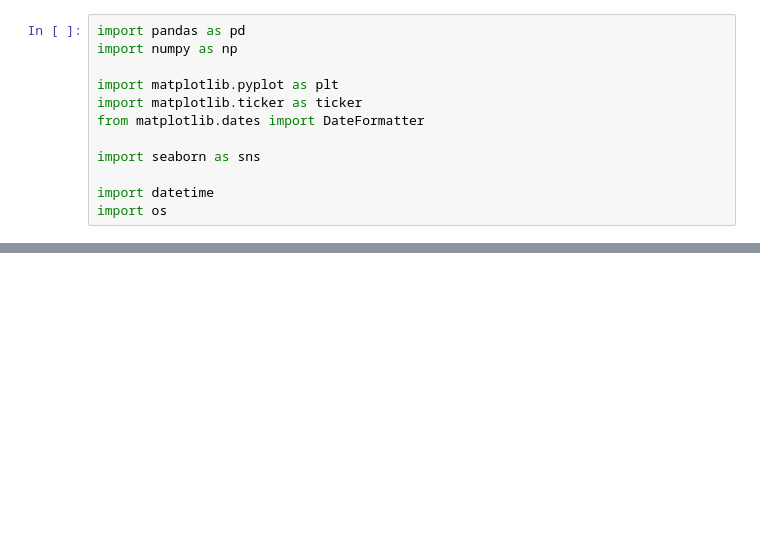
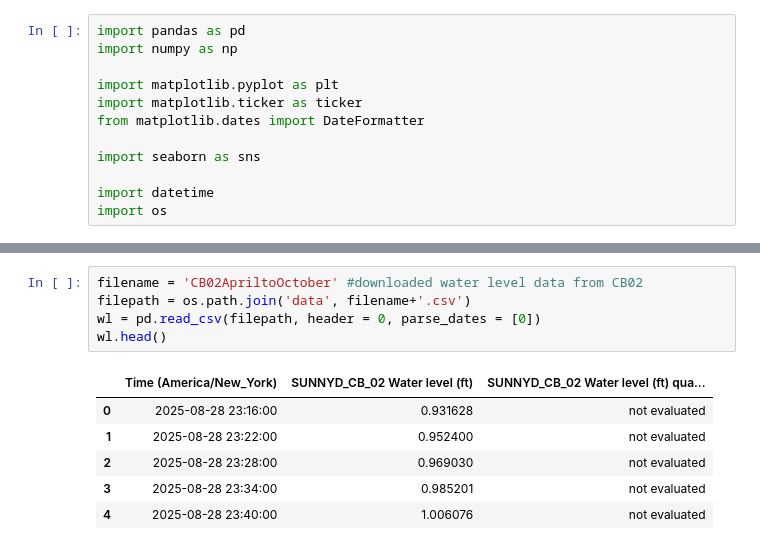
Before and after one commit to COAST-Lab/c3po, a Jupyter notebook: Data Analysis/c3po_gsheet_plot.ipynb, the cells around one changed output, grey strips where cells are left out. Cells and saved outputs as stored; diff of their text form; blank space fills up the shorter version.

```diff
--- a/Data Analysis/c3po_gsheet_plot.ipynb
+++ b/Data Analysis/c3po_gsheet_plot.ipynb
@@ -38,0 +55,12 @@ plt.savefig('Figures/c3po_time-series_2025-Apr-Oct.png', dpi = 300)
+# %%
+filename = 'CB02ApriltoOctober' #downloaded water level data from CB02
+filepath = os.path.join('data', filename+'.csv')
+wl = pd.read_csv(filepath, header = 0, parse_dates = [0])
+wl.head()
+# %% [output]
+|  | Time (America/New_York) | SUNNYD_CB_02 Water level (ft) | SUNNYD_CB_02 Water level (ft) qua... |
+| 0 | 2025-08-28 23:16:00 | 0.931628 | not evaluated |
+| 1 | 2025-08-28 23:22:00 | 0.952400 | not evaluated |
+| 2 | 2025-08-28 23:28:00 | 0.969030 | not evaluated |
+| 3 | 2025-08-28 23:34:00 | 0.985201 | not evaluated |
+| 4 | 2025-08-28 23:40:00 | 1.006076 | not evaluated |
```
Also changed, not shown: parts of 4 cells of this notebook, 7 other files.
